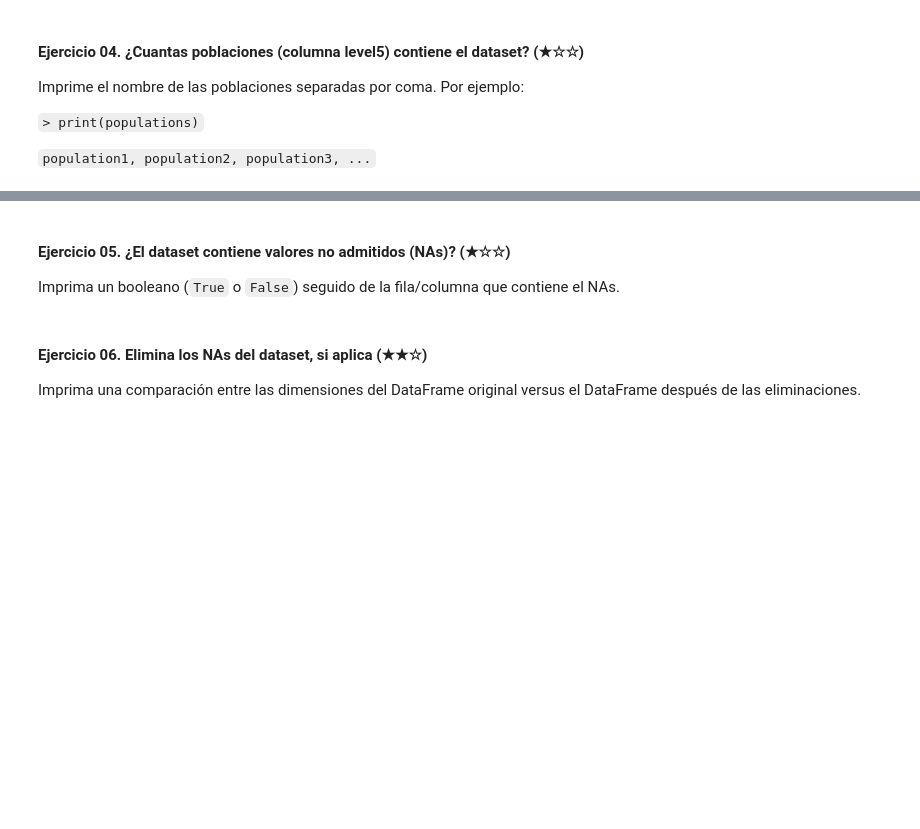
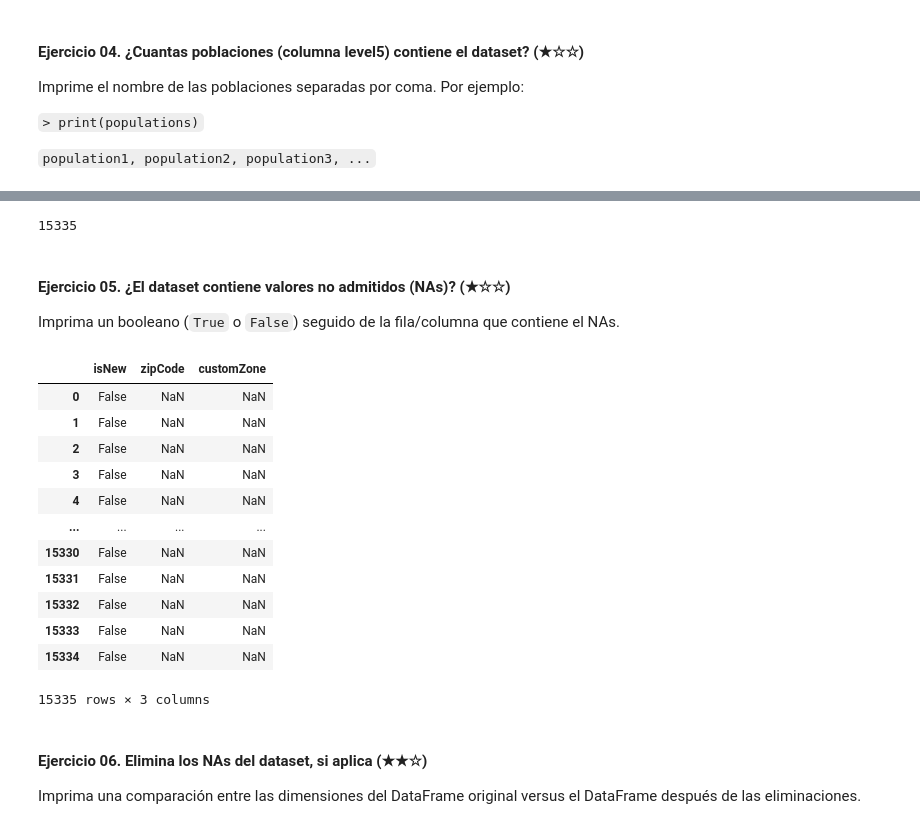
Before and after one commit to Valenfrc/realestate-datacleanup-exercise, a Jupyter notebook: project.es.ipynb, the cells around one changed output, grey strips where cells are left out. Drawn from its saved outputs; the diff is of its cells as text; code cells hidden in the pictures; blank space fills up the shorter version.

```diff
--- a/project.es.ipynb
+++ b/project.es.ipynb
@@ -121,9 +134,29 @@ print(len(pob))
+# %%
+num=len(p)
+num
+# %% [output]
+15335
 # %% [markdown]
 #### Ejercicio 05. ¿El dataset contiene valores no admitidos (NAs)? (★☆☆)
 
 Imprima un booleano (`True` o `False`) seguido de la fila/columna que contiene el NAs.
 # %%
-# TODO
+Ej5=ds[['isNew','zipCode','customZone']]
+Ej5
+# %% [output]
+|  | isNew | zipCode | customZone |
+| 0 | False | NaN | NaN |
+| 1 | False | NaN | NaN |
+| 2 | False | NaN | NaN |
+| 3 | False | NaN | NaN |
+| 4 | False | NaN | NaN |
+| ... | ... | ... | ... |
+| 15330 | False | NaN | NaN |
+| 15331 | False | NaN | NaN |
+| 15332 | False | NaN | NaN |
+| 15333 | False | NaN | NaN |
+| 15334 | False | NaN | NaN |
+15335 rows × 3 columns
 # %% [markdown]
 #### Ejercicio 06. Elimina los NAs del dataset, si aplica (★★☆)
 
```
Also changed, not shown: parts of 2 cells of this notebook.
